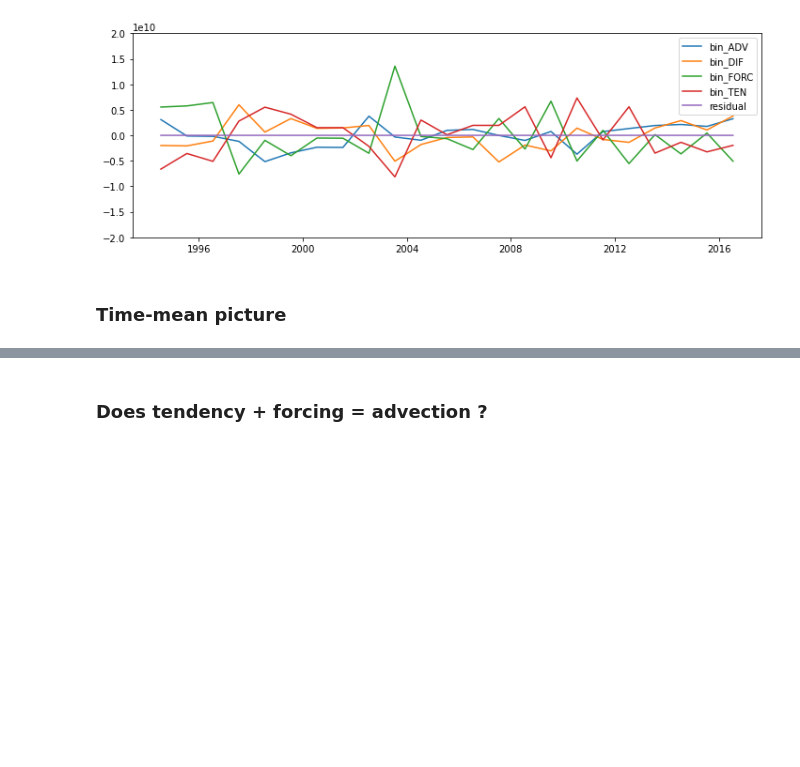
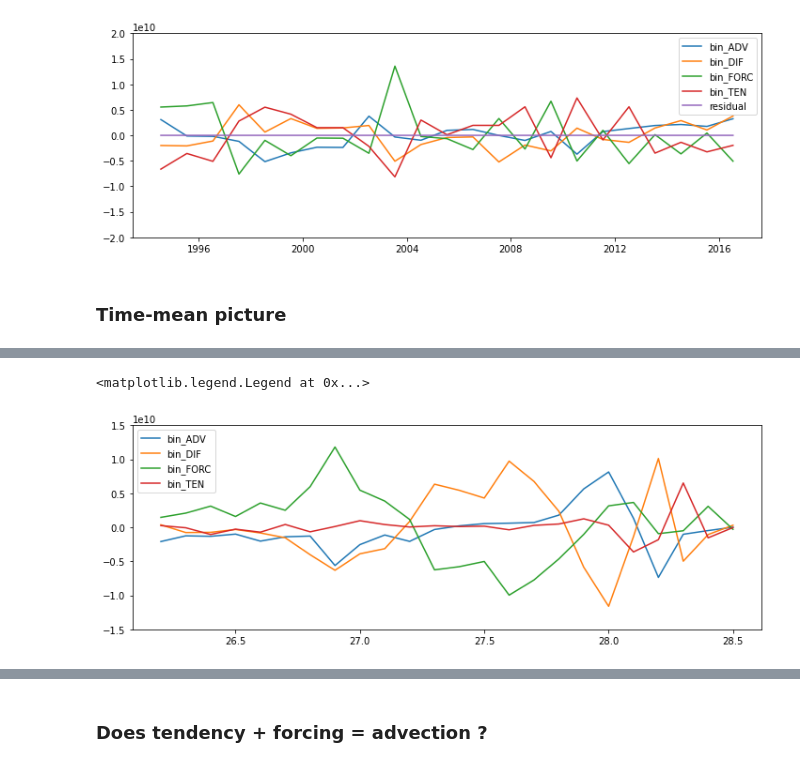
Before and after one commit to gmacgilchrist/so_decadal_variability, a Jupyter notebook: notebooks/draw_ecco.ipynb, the cells around one changed output, grey strips where cells are left out. Drawn from its saved outputs; the diff is of its cells as text; code cells hidden in the pictures; blank space fills up the shorter version.

```diff
--- a/notebooks/draw_ecco.ipynb
+++ b/notebooks/draw_ecco.ipynb
@@ -122,0 +125,14 @@ ax.legend()
+# %%
+# Formation
+fig,ax = plt.subplots(figsize=(12,4))
+for term in terms:
+    sign=signs[term]
+    value = -1*sign*ecco[term].diff('gamma_n').mean('time')
+    x = 0.5*(ecco['gamma_n'][1:].values+ecco['gamma_n'][:-1].values)
+    ax.plot(x,value,label=term)
+
+ax.set_ylim([-1.5E10, 1.5E10])
+ax.legend()
+# %% [output]
+<matplotlib.legend.Legend at 0x...>
+[figure, added]
```
Also changed, not shown: parts of 18 cells of this notebook, 14 other files.
